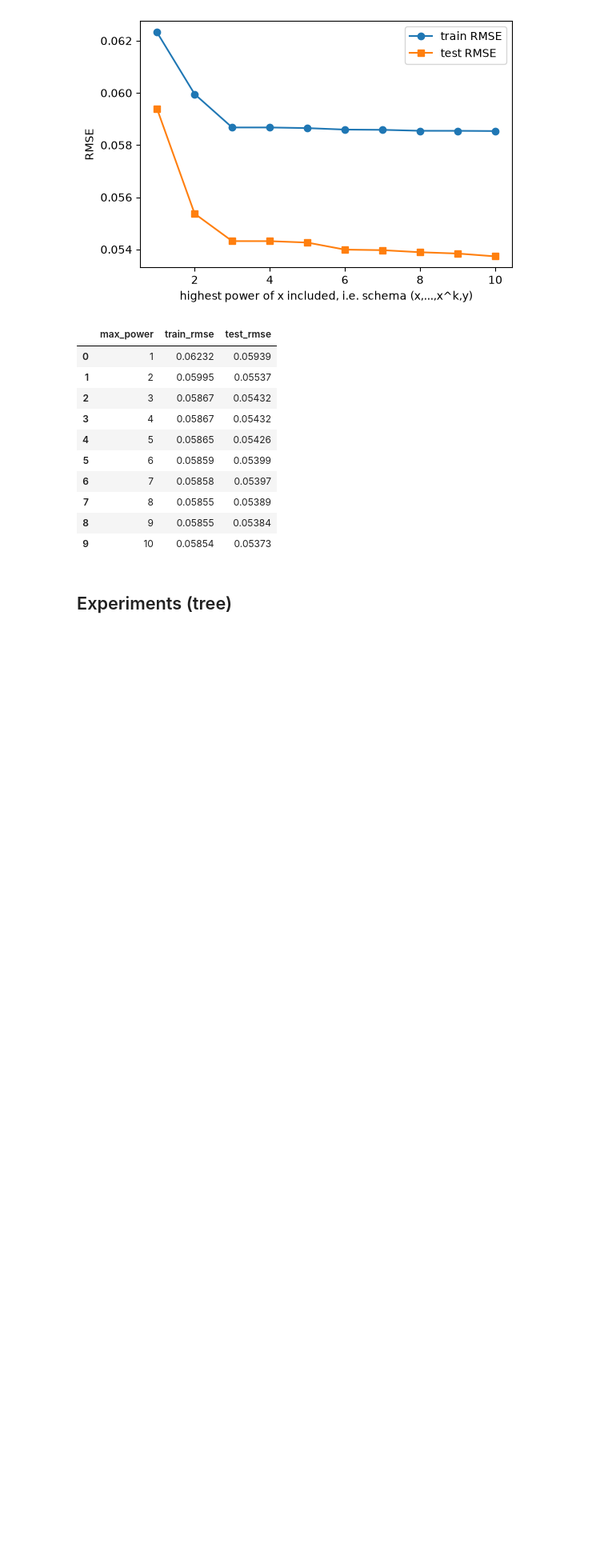
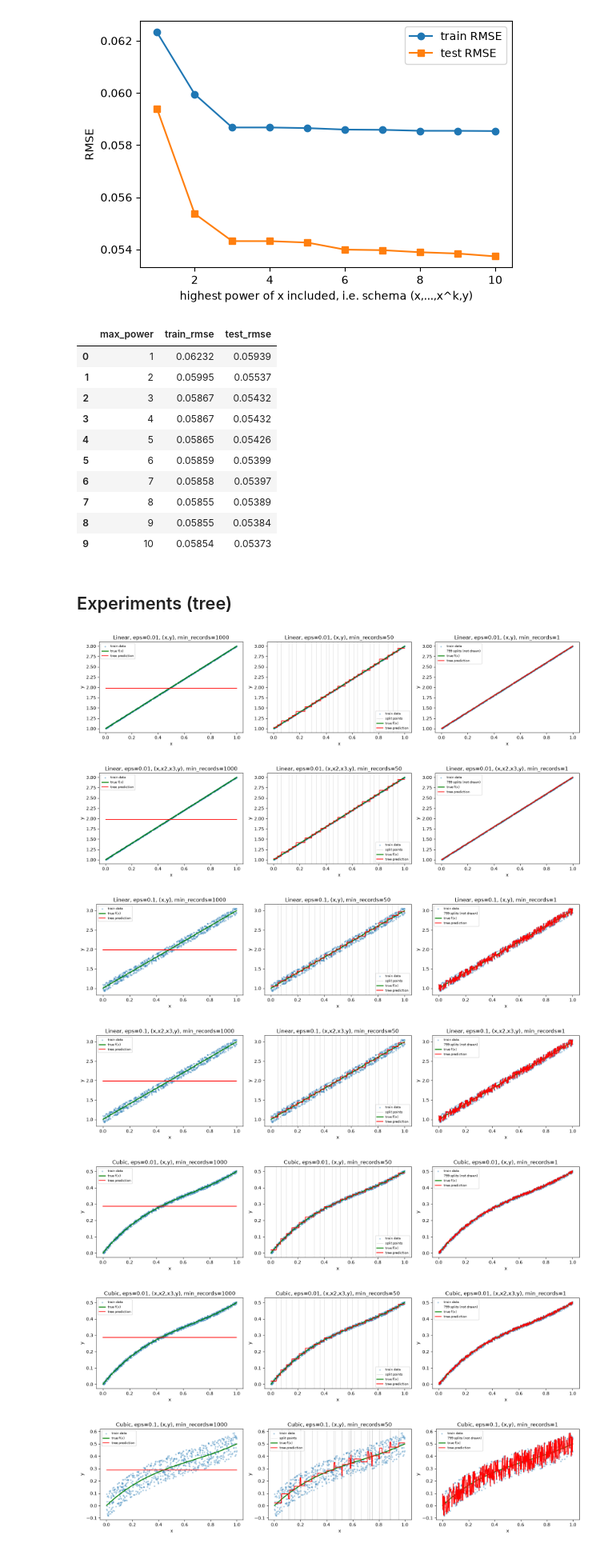
Before and after one commit to JonathanSchwenk/cs6220_HW2, a Jupyter notebook: homework_2.ipynb, the cells around one changed output. Shown at 80% size. Cells and saved outputs as stored; diff of their text form; code cells hidden in the pictures; blank space fills up the shorter version.

```diff
--- a/homework_2.ipynb
+++ b/homework_2.ipynb
@@ -339,3 +339,40 @@ res.round(5)
 | 9 | 10 | 0.05854 | 0.05373 |
 # %% [markdown]
 ## Experiments (tree)
+# %%
+MIN_RECORDS = [1000, 50, 1]
+
+def run_tree_experiments(n=1000):
+    """Q9/Q10: 2 functions x 2 noise levels x 2 schemas x 3 min_records values."""
+    rows = []
+    for func_name, true_f in TRUE_FUNCS.items():
+        for eps in (0.01, 0.1):
+            for schema_name, extra in SCHEMAS.items():
+                df = generate_noisy_dataset(extra, true_f, (0.0, 1.0), n, eps)
+                train, test = split_dataset(df)              # same split as linear regression
+                lin = run_lr(func_name, eps, schema_name, n=n, plot=False)   # linear baseline
+                fig, axes = plt.subplots(1, 3, figsize=(16, 3.8))
+                for ax, m in zip(axes, MIN_RECORDS):
+                    tree = RegressionTree().fit(train, m)
+                    nodes, leaves, sizes = tree_stats(tree.root)
+                    tree.visualize(extra_funcs=extra, true_f=true_f, ax=ax,
+                                   title=f"{func_name}, eps={eps}, {schema_name}, min_records={m}")
+                    rows.append({"true_f": func_name, "noise": eps, "schema": schema_name, "min_records": m,
+                                 "tree_train_rmse": evaluate_model(tree.predict(train), train["y"].to_numpy()),
+                                 "tree_test_rmse": evaluate_model(tree.predict(test), test["y"].to_numpy()),
+                                 "linear_test_rmse": lin["test_rmse"],
+                                 "nodes": nodes, "leaves": leaves,
+                                 "leaf_min": min(sizes), "leaf_max": max(sizes), "leaf_mean": np.mean(sizes)})
+                plt.tight_layout(); plt.show()
+    return pd.DataFrame(rows)
+
+tree_results = run_tree_experiments()
+tree_results.round(4)
+# %% [output]
+[figure, added]
+[figure, added]
+[figure, added]
+[figure, added]
+[figure, added]
+[figure, added]
+[figure, added]
```
Also changed, not shown: parts of 2 cells of this notebook.
